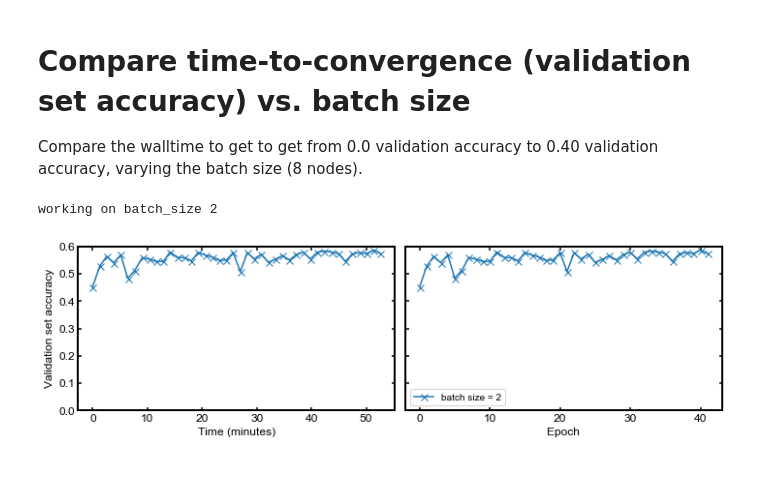
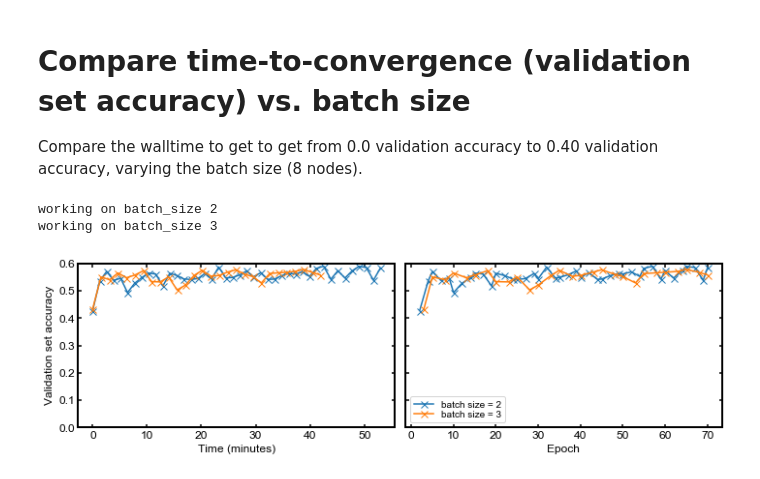
Before and after one commit to mrowan137/ml-performance-benchmark, a Jupyter notebook: deepcam/summit/analysis/plot_time_vs_batchsize.ipynb, the cells around one changed output. Drawn from its saved outputs; the diff is of its cells as text; code cells hidden in the pictures.

Commit message:
deepcam batch size 1 2 3

```diff
--- a/deepcam/summit/analysis/plot_time_vs_batchsize.ipynb
+++ b/deepcam/summit/analysis/plot_time_vs_batchsize.ipynb
@@ -336,36 +336,46 @@ Compare the walltime to get to get from 0.0 validation accuracy to 0.40 validati
 # job    | batch size
 # 871581 | 2
 
-batch_size = np.array(['2'])
+batch_size = np.array([
+                       #'1',
+                       '2','3'])
 
 # Extract data from .out files
-fileroot = '/ccs/home/mrowan/scratch/ml-performance-benchmark/deepcam/summit/'
+fileroot = '/ccs/home/mrowan/scratch/ml-performance-benchmark/deepcam/summit/results/'
 files = [
-            fileroot + '871581.out'  # 2
+            #fileroot + '8_nodes_batchsize_1_j872651/train.out',  # 1
+            fileroot + '8_nodes_batchsize_2_j872153/train.out',  # 2
+            fileroot + '8_nodes_batchsize_3_j872652/train.out'   # 3
         ]
 
 def get_time_and_global_accuracy(file):
     """
     Return the timestamp and validation set accuracy
     """
-    x, y = [], []
+    t, e, y = [], [], []
     with open(file) as f:
         for line in f:
-            match = re.search('\"time_ms\": ((\d+).*?) \"eval_accuracy\", \"value\": (0.\d+)', line)
+            match = re.search('\"time_ms\": ((\d+).*?)'
+                             +'\"eval_accuracy\", '
+                             +'\"value\": ((0.\d+).*?)'
+                             +'\"epoch_num\": (\d+)', line)
             if match:
-                #print(match.group())
-                x.append(      match.group().split(' ')[ 1].replace(',',''))
-                y.append(float(match.group().split(' ')[-1]))
-    return np.array(x).astype(np.float), np.array(y).astype(np.float)
+                #print(match.group().split(' '))
+                t.append(      match.group().split(' ')[ 1].replace(',','') )
+                e.append(      match.group().split(' ')[-1]                 )
+                y.append(float(match.group().split(' ')[-8].replace(',','')))
+    return np.array(t).astype(np.float), np.array(e).astype(np.int), np.array(y).astype(np.float)
 
 eval_accuracy = defaultdict(lambda: defaultdict(list))
 for i,file in enumerate(files):
     print('working on batch_size {}'.format(batch_size[i]))
-    x, y = get_time_and_global_accuracy(file)
-    eval_accuracy[batch_size[i]]['time'] = x
+    t, e, y = get_time_and_global_accuracy(file)
+    eval_accuracy[batch_size[i]]['time'] = t
+    eval_accuracy[batch_size[i]]['epoch'] = e
     eval_accuracy[batch_size[i]]['eval_accuracy'] = y
 # %% [output]
 working on batch_size 2
+working on batch_size 3
 # %%
 def time_in_seconds(start, stop):
     fmt = '%H:%M:%S.%f'
@@ -373,35 +383,35 @@ def time_in_seconds(start, stop):
     return t.total_seconds()
 
 # Plots for validation accuracy
 fig_width = 10
 fig, axs = plt.subplots(ncols=2, nrows=1, figsize=(fig_width, 0.5*fig_width/golden),
                        sharey=True)
 
 plt.sca(axs[0])
 for i, bs in enumerate(batch_size):
     x, y = eval_accuracy[bs]['time'], eval_accuracy[bs]['eval_accuracy']
     x = [(item - x[0])/(60*1000.) for item in x] # ms --> minutes
     plt.plot(x, y, '-x',label='batch size = {}'.format(bs))
 
 
 plt.xlabel('Time (minutes)')
 plt.ylabel('Validation set accuracy')
 #plt.hlines([0.4], x[0], x[-1], color='k', linestyle='--', alpha=0.75)
 
 plt.sca(axs[1])
 for i, bs in enumerate(batch_size):
-    x, y = range(len(eval_accuracy[bs]['time'])), eval_accuracy[bs]['eval_accuracy']
+    x, y = eval_accuracy[bs]['epoch'], eval_accuracy[bs]['eval_accuracy']
     plt.plot(x, y, '-x',label='batch size = {}'.format(bs))
 
 plt.xlabel('Epoch')
 #plt.xticks(np.array(x, dtype=np.int), labels=np.array(x, dtype=np.int))
 #plt.hlines([0.4], x[0], x[-1], color='k', linestyle='--', alpha=0.75,label='stop threshold')
 plt.legend()
 
 plt.ylim(0, 0.6)
 plt.tight_layout()
 # %% [output]
-[figure, old version]
+[figure, new version]
 # %%
 duration_minutes = []
 epochs = []
```
Also changed, not shown: parts of 1 cell of this notebook, 12 other files.
